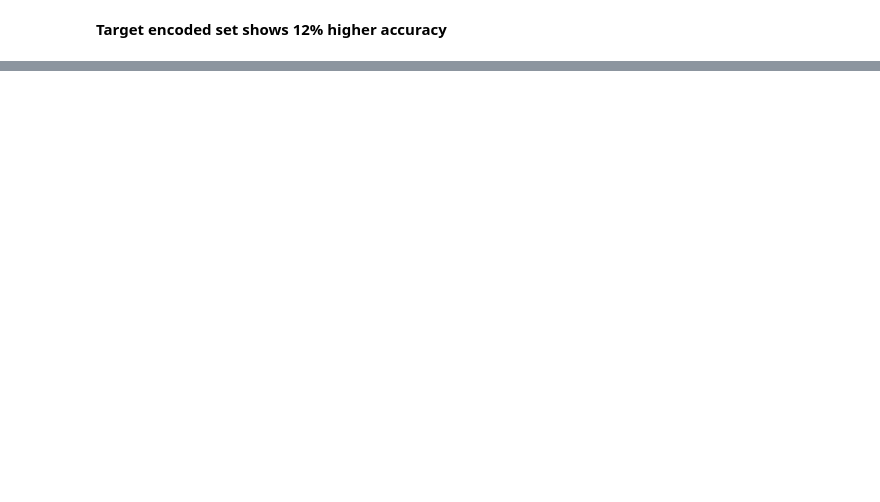
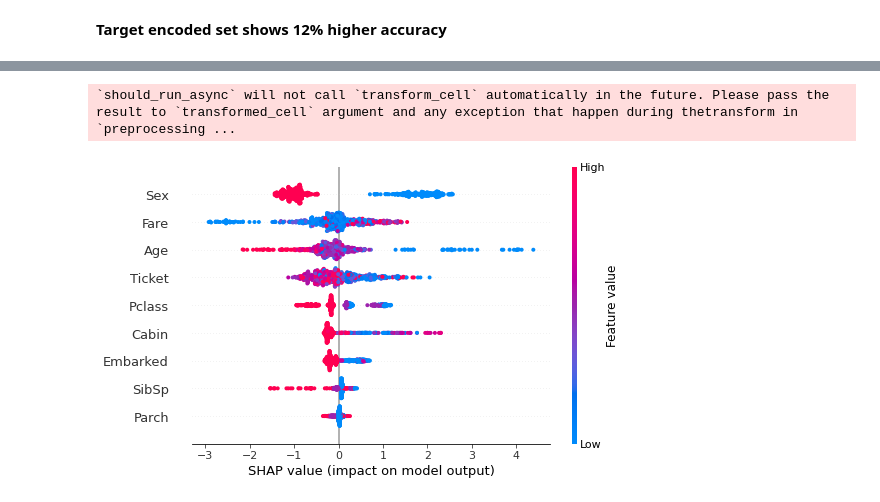
Before and after one commit to CringePlastik/titanic_boost, a Jupyter notebook: titanic_boosting.ipynb, the cells around one changed output, grey strips where cells are left out. Drawn from its saved outputs; the diff is of its cells as text; code cells hidden in the pictures; blank space fills up the shorter version.

```diff
--- a/titanic_boosting.ipynb
+++ b/titanic_boosting.ipynb
@@ -582,0 +585,3 @@ ROC AUC score 0.7749670619235837
+# %%
+main_explainer = shap.TreeExplainer(xgbc)
+main_shap_values = main_explainer.shap_values(label_train)
@@ -582,0 +592,5 @@ ROC AUC score 0.7749670619235837
+# %%
+shap.summary_plot(main_shap_values, label_train)
+# %% [output]
+`should_run_async` will not call `transform_cell` automatically in the future. Please pass the result to `transformed_cell` argument and any exception that happen during thetransform in `preprocessing ...
+[figure, added]
```
Also changed, not shown: parts of 25 cells of this notebook, 1 other file.
